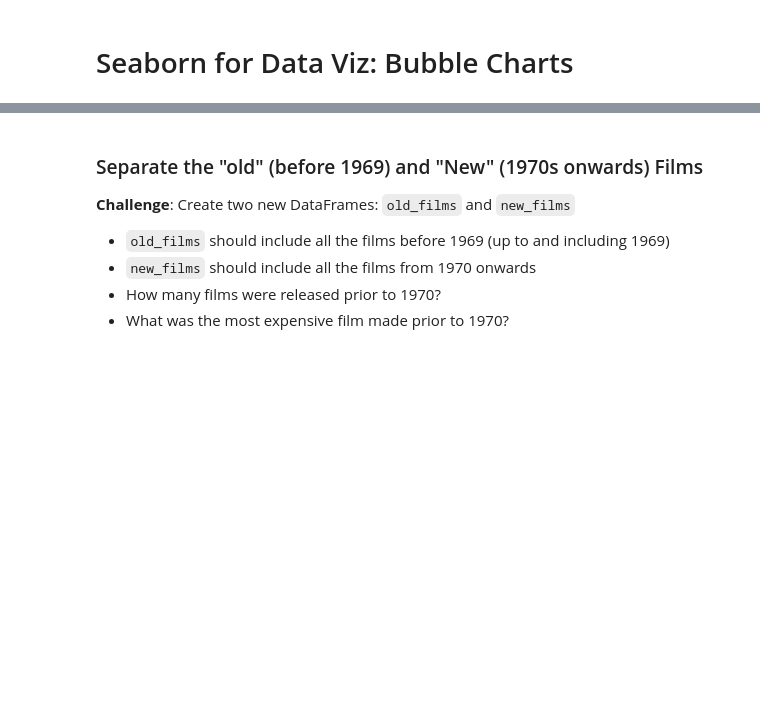
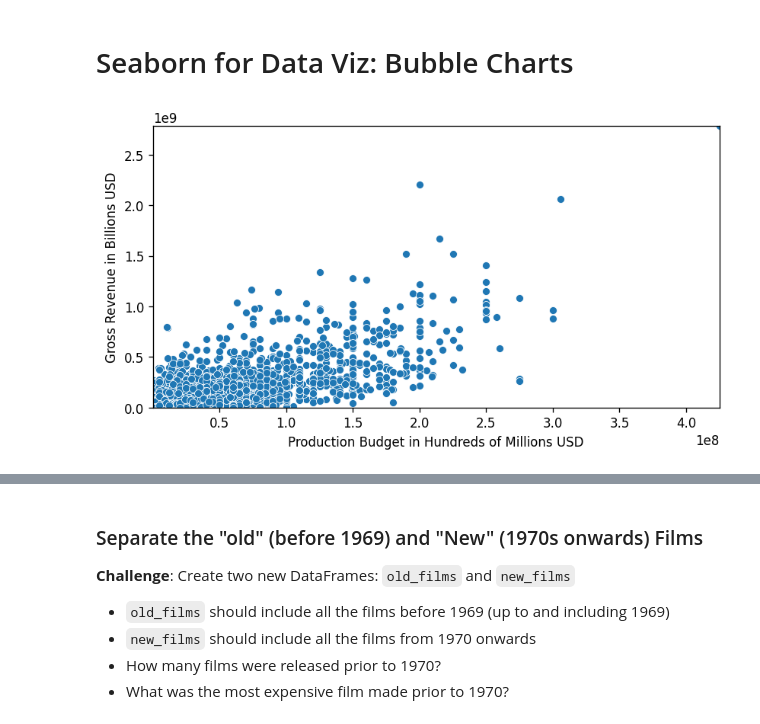
Before and after one commit to Xor01/MovieBudget-vs-Revenue, a Jupyter notebook: Seaborn_and_Linear_Regression.ipynb, the cells around one changed output, grey strips where cells are left out. Cells and saved outputs as stored; diff of their text form; code cells hidden in the pictures; blank space fills up the shorter version.

Commit message:
use seaborn to creat a scatteredplot of worldwide gross vs production budget

```diff
--- a/Seaborn_and_Linear_Regression.ipynb
+++ b/Seaborn_and_Linear_Regression.ipynb
@@ -272,6 +273,19 @@ Films that Lost Money Percentage: 37.27711738484398
 2007 rows × 6 columns
 # %% [markdown]
 # Seaborn for Data Viz: Bubble Charts
+# %%
+plt.figure(figsize=(8, 4), dpi=120)
+ax = sns.scatterplot(data_clean, x='USD_Production_Budget', y='USD_Worldwide_Gross')
+
+ax.set(
+    ylim=(data_clean['USD_Worldwide_Gross'].min(), data_clean['USD_Worldwide_Gross'].max()),
+    xlim=(data_clean['USD_Production_Budget'].min(), data_clean['USD_Production_Budget'].max()),
+    ylabel='Gross Revenue in Billions USD',
+    xlabel='Production Budget in Hundreds of Millions USD')
+
+plt.show()
+# %% [output]
+[figure, added]
 # %% [markdown]
 ### Plotting Movie Releases over Time
 
```
Also changed, not shown: parts of 1 cell of this notebook.
